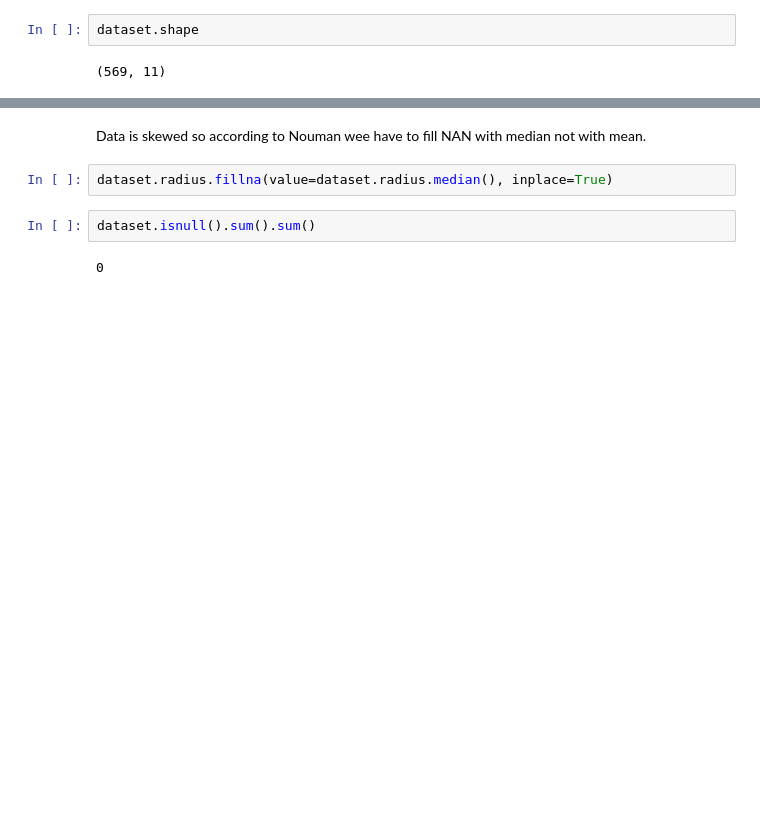
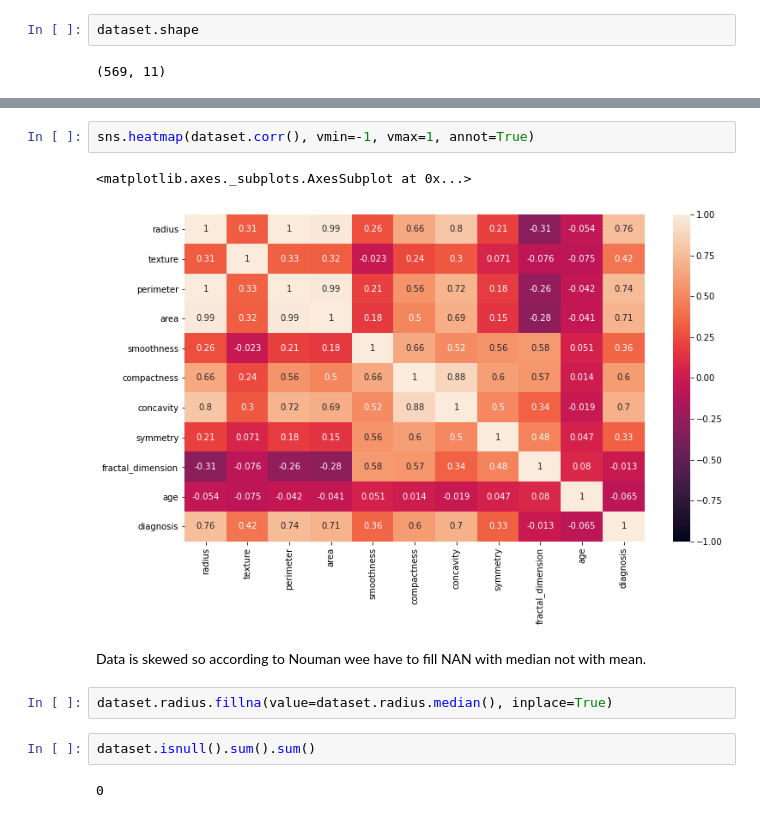
Before and after one commit to Ch-Chand/Data-Science-Projects, a Jupyter notebook: BreastCancer Prediction using KNN/Breast_Cancer Prediction using KNN.ipynb, the cells around one changed output, grey strips where cells are left out. Saved outputs shown, nothing was run; the diff lists cells and outputs as text; blank space fills up the shorter version.

```diff
--- a/BreastCancer Prediction using KNN/Breast_Cancer Prediction using KNN.ipynb
+++ b/BreastCancer Prediction using KNN/Breast_Cancer Prediction using KNN.ipynb
@@ -58,3 +58,8 @@ sns.distplot(dataset.radius)
+# %%
+sns.heatmap(dataset.corr(), vmin=-1, vmax=1, annot=True)
+# %% [output]
+<matplotlib.axes._subplots.AxesSubplot at 0x...>
+[figure, added]
 # %% [markdown]
 Data is skewed so according to Nouman wee have to fill NAN with median not with mean.
 # %%
```
Also changed, not shown: parts of 19 cells of this notebook.
